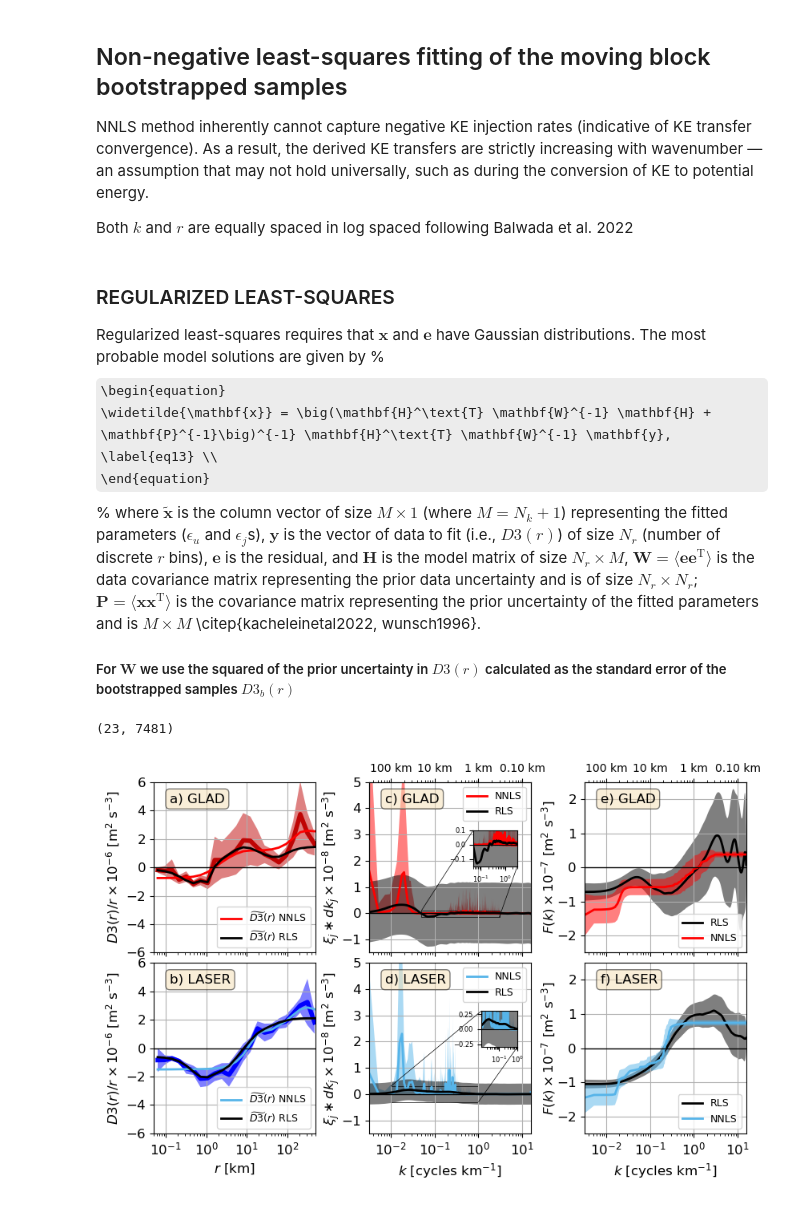
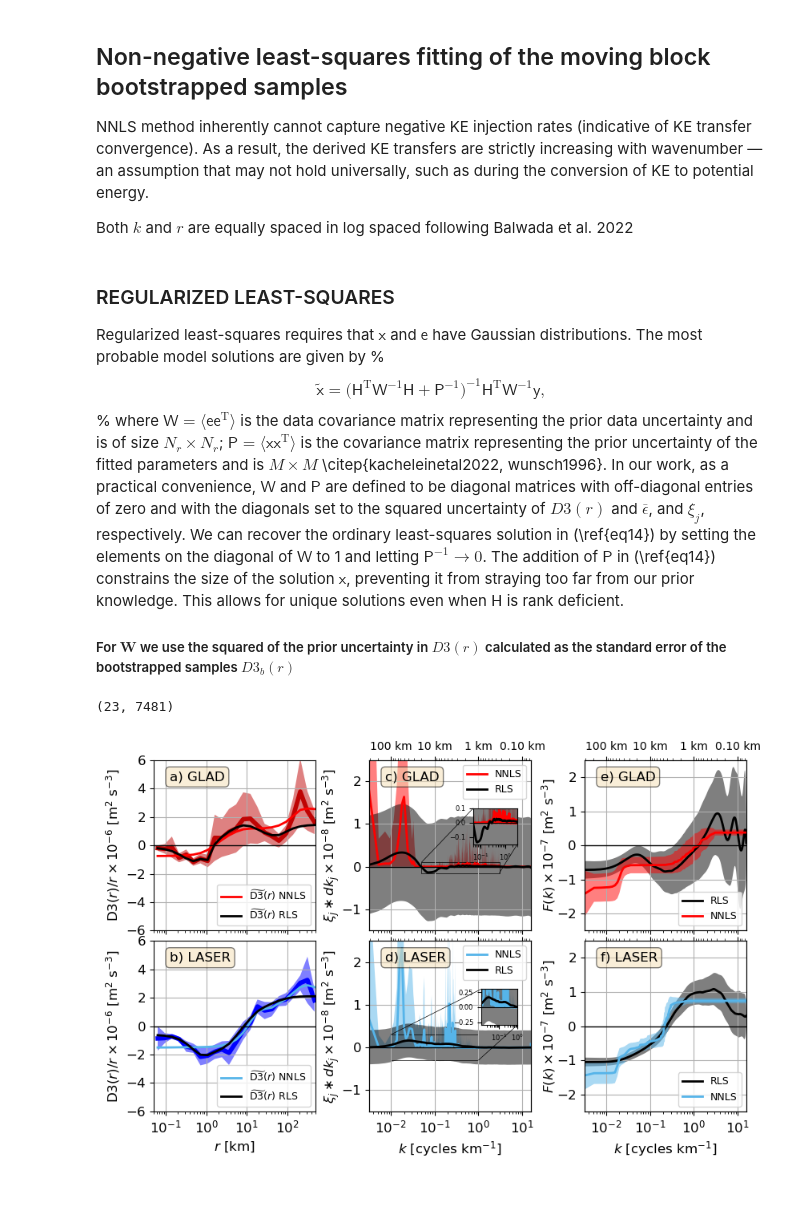
Before and after one commit to manuelogtzv/SF3_RLS, a Jupyter notebook: Drifter_SFs_Fluxes.ipynb, the cells around one changed output. Cells and saved outputs as stored; diff of their text form; code cells hidden in the pictures; some formulas as TeX source.

```diff
--- a/Drifter_SFs_Fluxes.ipynb
+++ b/Drifter_SFs_Fluxes.ipynb
@@ -27,10 +30,10 @@ from structfunc2KEflux import *
 import pickle
 
 # Loads trajectories
-with open('./traj_mat_GLAD_15min_04_May_2021.pkl', 'rb') as f:
+with open('./DrifterGoM/traj_mat_GLAD_15min_04_May_2021.pkl', 'rb') as f:
     glad_traj = pickle.load(f)
 
-with open('./traj_mat_LASER_15min_04_May_2021.pkl', 'rb') as f:
+with open('./DrifterGoM/traj_mat_LASER_15min_04_May_2021.pkl', 'rb') as f:
     laser_traj = pickle.load(f)
 
 glad_x = glad_traj['trajmat_X']
@@ -118,7 +123,7 @@ fg0.savefig('./FiguresMethodsPaper/fig_trajdrifters.png', bbox_inches = 'tight',
 indi = 5
 indf = 28
 # Load GLAD pairs_sep
-with open('./pairs_sep_GLAD.pkl', 'rb') as f:
+with open('./DrifterGoM/pairs_sep_GLAD.pkl', 'rb') as f:
     glad_all = pickle.load(f)
 
 glad_dul = glad_all['dul'][indi:indf]
@@ -126,9 +131,9 @@ glad_dut = glad_all['dut'][indi:indf]
 dist_all = glad_all['dist_axis'][indi:indf]
 
 # Load LASER pairs_sep
-with open('./pairs_sep_LASER.pkl', 'rb') as f:
+with open('./DrifterGoM/pairs_sep_LASER.pkl', 'rb') as f:
     laser_all = pickle.load(f)
 
+laser_dut = laser_all['dut'][indi:indf]
 laser_dul = laser_all['dul'][indi:indf]
-laser_dut = laser_all['dut'][indi:indf]
 # %%
@@ -939,13 +790,14 @@ Fk_err_laser_nnls_mvbbstr = np.std(Fk_laser_nnls_mvbbstr, axis=0)
 # %% [markdown]
 ### REGULARIZED LEAST-SQUARES
 
-Regularized least-squares requires that $\mathbf{x}$ and $\mathbf{e}$ have Gaussian distributions. The most probable model solutions are given by
+Regularized least-squares requires that $\mathsf{x}$ and $\mathsf{e}$ have Gaussian distributions. The most probable model solutions are given by
 %
 \begin{equation}
-    \widetilde{\mathbf{x}} = \big(\mathbf{H}^\text{T} \mathbf{W}^{-1} \mathbf{H} + \mathbf{P}^{-1}\big)^{-1} \mathbf{H}^\text{T} \mathbf{W}^{-1} \mathbf{y}, \label{eq13} \\
+    \widetilde{\mathsf {x}} = \big(\mathsf{H}^\text{T} \mathsf{W}^{-1} \mathsf{H} + \mathsf{P}^{-1}\big)^{-1}
+    \mathsf{H}^\text{T} \mathsf{W}^{-1} \mathsf{y},
 \end{equation}
 %
-where $\widetilde{\mathbf{x}}$ is the column vector of size $M \times 1$ (where $M=N_k+1$) representing the fitted parameters ($\epsilon_u$ and $\epsilon_j$s), $\mathbf{y}$ is the vector of data to fit (i.e., $D3(r)$) of size $N_r$ (number of discrete $r$ bins), $\mathbf{e}$ is the residual, and $\mathbf{H}$ is the model matrix of size $N_r \times M$, $\mathbf{W}=\langle\mathbf{e} \mathbf{e}^\text{T}\rangle$ is the data covariance matrix representing the prior data uncertainty and is of size $N_r\times N_r$; $\mathbf{P}=\langle\mathbf{x}\mathbf{x}^\text{T}\rangle$ is the covariance matrix representing the prior uncertainty of the fitted parameters and is $M \times M$ \citep{kacheleinetal2022, wunsch1996}.
+where ${\mathsf{W}}=\langle\mathsf{ee}^\text{T}\rangle$ is the data covariance matrix representing the prior data uncertainty and is of size $N_r\times N_r$; ${\mathsf P}=\langle{\mathsf{xx}}^\text{T}\rangle$ is the covariance matrix representing the prior uncertainty of the fitted parameters and is $M \times M$ \citep{kacheleinetal2022, wunsch1996}. In our work, as a practical convenience, ${\mathsf W}$ and ${\mathsf P}$ are defined to be diagonal matrices with off-diagonal entries of zero and with the diagonals set to the squared uncertainty of $D3(r)$ and $\overline{\epsilon}$, and $\xi_j$, respectively. We can recover the ordinary least-squares solution in (\ref{eq14}) by setting the elements on the diagonal of ${\mathsf W}$ to 1 and letting ${\mathsf P}^{-1}\rightarrow0$. The addition of ${\mathsf P}$ in (\ref{eq14}) constrains the size of the solution ${\mathsf x}$, preventing it from straying too far from our prior knowledge. This allows for unique solutions even when ${\mathsf H}$ is rank deficient.
 
 ##### For $\mathbf{W}$ we use the squared of the prior uncertainty in $D3(r)$ calculated as the standard error of the bootstrapped samples $D3_b(r)$
 # %%
@@ -1044,6 +867,7 @@ erru_eps_laser_nnls_mvbbstr = np.mean(eps_laser_nnls_mvbbstr, axis=0) + eps_err_
 # %%
 # Additional subplots
 from mpl_toolkits.axes_grid1.inset_locator import inset_axes, mark_inset
+from matplotlib import ticker
 
 fig12, ax12 = plt.subplots(2, 3, figsize=(8.5, 5.5))
 
@@ -1058,14 +882,14 @@ ax12[0, 0].fill_between(
 ax12[0, 0].semilogx(
     distkm,
     np.nanmean(V3_glad_nnls_mvbbstr, axis=0)*1e7,
-    '-', color='red', label='$\\widetilde{D3}(r)$ NNLS', linewidth=2
+    '-', color='red', label='$\\widetilde{\\mathrm{D3}}(r)$ NNLS', linewidth=2
 )
 ax12[0, 0].semilogx(
     dist_all*1e-3,
     V3_glad_rls_mvb_logk/dist_all*1e7,
-    '-', color='black', label='$\\widetilde{D3}(r)$ RLS', linewidth=2
+    '-', color='black', label='$\\widetilde{\\mathrm{D3}}(r)$ RLS', linewidth=2
 )
-ax12[0, 0].set_ylabel('$D3(r)/r \\times 10^{-6}$ [m$^2$ s$^{-3}$]', fontsize=12)
+ax12[0, 0].set_ylabel('D3$(r)/r \\times 10^{-6}$ [m$^2$ s$^{-3}$]', fontsize=12)
 ax12[0, 0].set_xticklabels([])
 ax12[0, 0].text(0.1, 0.88, 'a) GLAD', transform=ax12[0, 0].transAxes, bbox=props, fontsize=12)
 ax12[0, 0].tick_params(labelsize=12)
@@ -1086,16 +910,16 @@ ax12[1, 0].fill_between(
 ax12[1, 0].semilogx(
     dist_all*1e-3,
     np.nanmean(V3_laser_nnls_mvbbstr, axis=0)*1e7,
-    '-', color='#56B4E9', label='$\\widetilde{D3}(r)$ NNLS', linewidth=2
+    '-', color='#56B4E9', label='$\\widetilde{\\mathrm{D3}}(r)$ NNLS', linewidth=2
 )
 ax12[1, 0].semilogx(
     dist_all*1e-3,
     V3_laser_rls_mvb_logk/dist_all*1e7,
-    '-', color='black', label='$\\widetilde{D3}(r)$ RLS', linewidth=2
+    '-', color='black', label='$\\widetilde{\\mathrm{D3}}(r)$ RLS', linewidth=2
 )
 ax12[1, 0].set_xlabel('$r$ [km]', fontsize=12)
 ax12[1, 0].text(0.1, 0.88, 'b) LASER', transform=ax12[1, 0].transAxes, bbox=props, fontsize=12)
-ax12[1, 0].set_ylabel('$D3(r)/r \\times 10^{-6}$ [m$^2$ s$^{-3}$]', fontsize=12)
+ax12[1, 0].set_ylabel('D3$(r)/r \\times 10^{-6}$ [m$^2$ s$^{-3}$]', fontsize=12)
 ax12[1, 0].tick_params(labelsize=12)
 ax12[1, 0].set_yticks(np.arange(-6, 8, 2))
 ax12[1, 0].set_ylim(-6, 6)
@@ -1132,7 +956,7 @@ ax12[0, 1].tick_params(labelsize=12)
 ax12[0, 1].text(0.1, 0.88, 'c) GLAD', transform=ax12[0, 1].transAxes, bbox=props, fontsize=12)
 ax12[0, 1].legend(fontsize=9, loc=1, ncol=1)
 ax12[0, 1].set_yticks(np.arange(-2, 6))
-ax12[0, 1].set_ylim(-1.5, 5)
+ax12[0, 1].set_ylim(-1.5, 2.5)
 ax12[0, 1].set_xlim(kbins_nn.min()*1e3, kbins_nn.max()*1e3)
 ax12[0, 1].grid()
 
@@ -1207,7 +1031,7 @@ ax12[1, 1].tick_params(labelsize=12)
 ax12[1, 1].set_yticks(np.arange(-2, 6))
 ax12[1, 1].text(0.1, 0.88, 'd) LASER', transform=ax12[1, 1].transAxes, bbox=props, fontsize=12)
 ax12[1, 1].legend(fontsize=9, loc=1, ncol=1)
-ax12[1, 1].set_ylim(-1.5, 5)
+ax12[1, 1].set_ylim(-1.5, 2.5)
 ax12[1, 1].set_xlim(kbins_nn.min()*1e3, kbins_nn.max()*1e3)
 ax12[1, 1].grid()
 
@@ -1294,34 +1118,59 @@ ax12[1, 2].semilogx(
     1e7*np.nanmean(Fk_laser_nnls_mvbbstr, axis=0),
     '-', color='#56B4E9', label='NNLS', linewidth=2
 )
 ax12[1, 2].fill_between(
     kbins_nn*1e3,
     1e7*(np.nanmean(Fk_laser_nnls_mvbbstr, axis=0) + Fk_err_laser_nnls_mvbbstr),
     1e7*(np.nanmean(Fk_laser_nnls_mvbbstr, axis=0) - Fk_err_laser_nnls_mvbbstr),
     color='#56B4E9', alpha=0.5, edgecolor=None
 )
 ax12[1, 2].set_ylabel('$F(k) \\times 10^{-7}$ [m$^2$ s$^{-3}$]', fontsize=12, labelpad=-0.3)
 ax12[1, 2].set_xlabel('$k$ [cycles km$^{-1}$]', fontsize=12)
 ax12[1, 2].text(0.1, 0.88, 'f) LASER', transform=ax12[1, 2].transAxes, bbox=props, fontsize=12)
 ax12[1, 2].tick_params(labelsize=12)
 ax12[1, 2].set_xlim(kbins_mvb_logk.min()*1e3, kbins_mvb_logk.max()*1e3)
 ax12[1, 2].legend(fontsize=9, loc=4, ncol=1)
 ax12[1, 2].set_ylim(-2.5, 2.5)
 ax12[1, 2].grid()
 
 # ------------------- Top axes -------------------
 k_ticks = np.array([1/1000.0, 1/100.0, 1/10.0, 1.0, 10.0])
-ax_top_c = add_top_axis(ax12[0,1], k_ticks, unit='km')
-ax_top_e = add_top_axis(ax12[0,2], k_ticks, unit='km')
+ax_top_c = add_top_axis(ax12[0, 1], k_ticks, unit='km')
+ax_top_d = add_top_axis(ax12[1, 1], k_ticks, unit='', show_labels=False)
+ax_top_e = add_top_axis(ax12[0, 2], k_ticks, unit='km')
+ax_top_f = add_top_axis(ax12[1, 2], k_ticks, unit='', show_labels=False)
+
+# Now customize minor ticks after getting ax_top back
+minor_tick_positions = np.concatenate([1/np.arange(100, 1000, 100),
+                                       1/np.arange(10, 100, 10),
+                                       1/np.arange(1, 10),
+                                       1/np.arange(0.1, 1, 0.1),
+                                       1/np.arange(0.01, 0.1, 0.01)])
+
+ax_top_c.xaxis.set_minor_locator(ticker.FixedLocator(minor_tick_positions))
+ax_top_c.xaxis.set_minor_formatter(ticker.NullFormatter())
+ax_top_c.tick_params(which='minor', length=2, width=0.5)  # customize minor tick appearance
+
+ax_top_d.xaxis.set_minor_locator(ticker.FixedLocator(minor_tick_positions))
+ax_top_d.xaxis.set_minor_formatter(ticker.NullFormatter())
+ax_top_d.tick_params(which='minor', length=2, width=0.5)  # customize minor tick appearance
+
+ax_top_e.xaxis.set_minor_locator(ticker.FixedLocator(minor_tick_positions))
+ax_top_e.xaxis.set_minor_formatter(ticker.NullFormatter())
+ax_top_e.tick_params(which='minor', length=2, width=0.5)  # customize minor tick appearance
+
+ax_top_f.xaxis.set_minor_locator(ticker.FixedLocator(minor_tick_positions))
+ax_top_f.xaxis.set_minor_formatter(ticker.NullFormatter())
+ax_top_f.tick_params(which='minor', length=2, width=0.5)  # customize minor tick appearance
 
 # ------------------- Zero line across all subplots -------------------
 for i in range(2):
     for j in range(3):
         ax12[i, j].axhline(0, color='k', linestyle='-', linewidth=1)
 
 # ------------------- Layout -------------------
 fig12.tight_layout()
 fig12.subplots_adjust(hspace=0.06, wspace=0.33)
-fig12.savefig('./FiguresMethodsPaper/fig_drifter_D3_xi_Fk.png', bbox_inches = 'tight', format='png', dpi=500)
+fig12.savefig('./Figures/fig_drifter_D3_xi_Fk.png', bbox_inches = 'tight', format='png', dpi=500)
 # %% [output]
-[figure, old version]
+[figure, new version]
```
Also changed, not shown: parts of 28 cells of this notebook, 2 other files.
